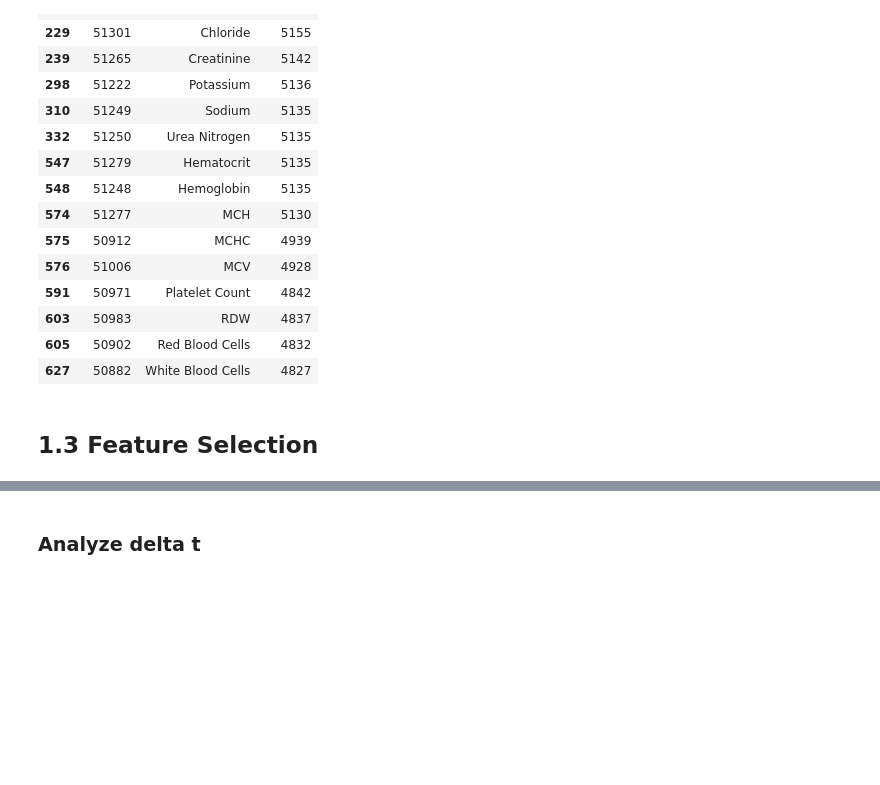
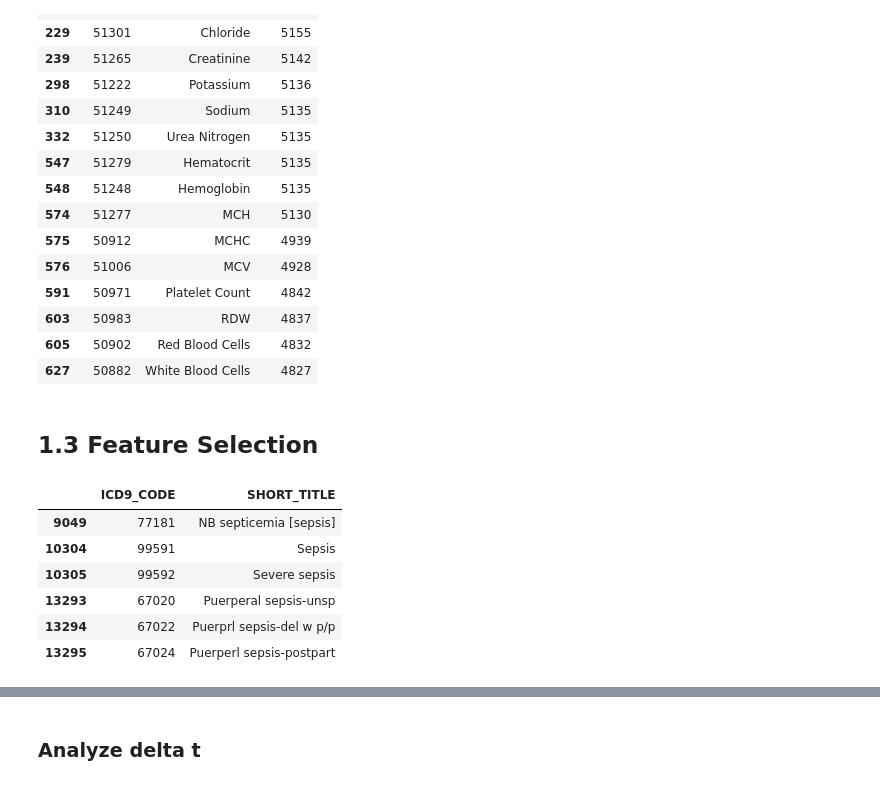
Before and after one commit to 23233408/CAPSTONE, a Jupyter notebook: Kha Huynh/Data cleansing/Datacleaning.ipynb, the cells around one changed output, grey strips where cells are left out. Cells and saved outputs as stored; diff of their text form; code cells hidden in the pictures; blank space fills up the shorter version.

```diff
--- a/Kha Huynh/Data cleansing/Datacleaning.ipynb
+++ b/Kha Huynh/Data cleansing/Datacleaning.ipynb
@@ -359,3 +359,13 @@ get_top_common_labevents(hours=4, top_n=15, IS_SEPSIS=1)
+# %%
+df_desc_icd[df_desc_icd.apply(lambda x:'sepsis' in x['SHORT_TITLE'].lower(),axis=1)][['ICD9_CODE', 'SHORT_TITLE']]
+# %% [output]
+|  | ICD9_CODE | SHORT_TITLE |
+| 9049 | 77181 | NB septicemia [sepsis] |
+| 10304 | 99591 | Sepsis |
+| 10305 | 99592 | Severe sepsis |
+| 13293 | 67020 | Puerperal sepsis-unsp |
+| 13294 | 67022 | Puerprl sepsis-del w p/p |
+| 13295 | 67024 | Puerperl sepsis-postpart |
 # %%
 def get_admittime(x):
   x = x.sort_values(['CHARTTIME'])
```
Also changed, not shown: parts of 11 cells of this notebook.
